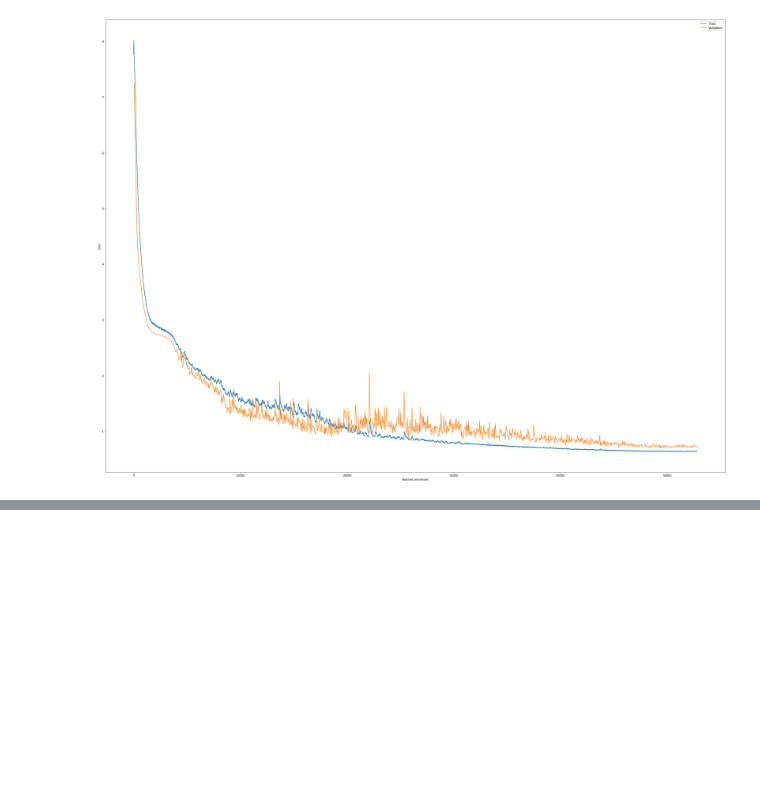
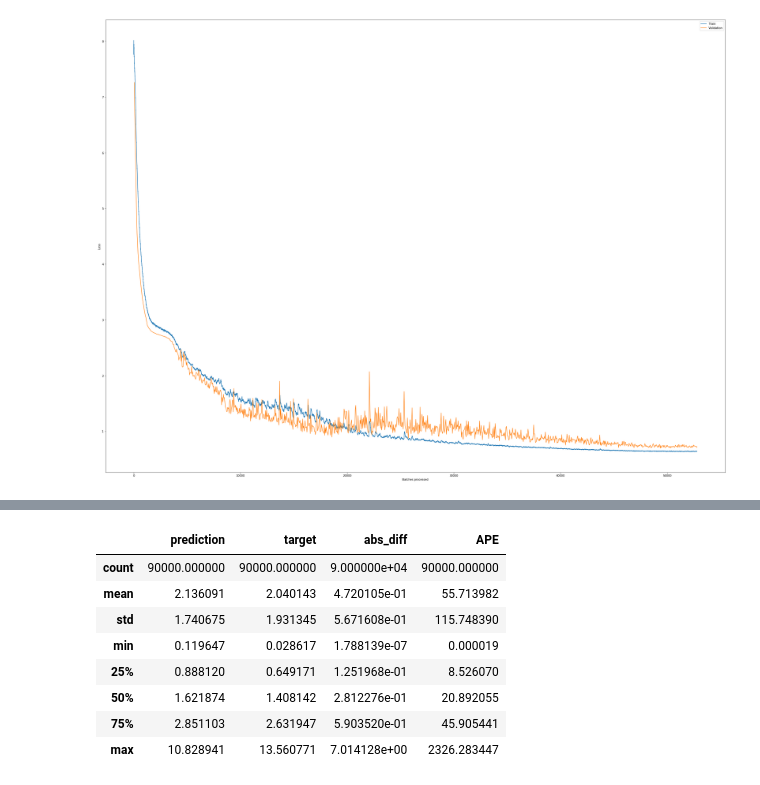
Before and after one commit to hennimohammed/speedup_model, a Jupyter notebook: speedup/fastai_models_log_mse.ipynb, the cells around one changed output, grey strips where cells are left out. Drawn from its saved outputs; the diff is of its cells as text; code cells hidden in the pictures; blank space fills up the shorter version.

```diff
--- a/speedup/fastai_models_log_mse.ipynb
+++ b/speedup/fastai_models_log_mse.ipynb
@@ -105,0 +62,12 @@ AssertionError: Torch not compiled with CUDA enabled
+# %%
+df[:][['prediction','target', 'abs_diff','APE']].describe()
+# %% [output]
+|  | prediction | target | abs_diff | APE |
+| count | 90000.000000 | 90000.000000 | 9.000000e+04 | 90000.000000 |
+| mean | 2.136091 | 2.040143 | 4.720105e-01 | 55.713982 |
+| std | 1.740675 | 1.931345 | 5.671608e-01 | 115.748390 |
+| min | 0.119647 | 0.028617 | 1.788139e-07 | 0.000019 |
+| 25% | 0.888120 | 0.649171 | 1.251968e-01 | 8.526070 |
+| 50% | 1.621874 | 1.408142 | 2.812276e-01 | 20.892055 |
+| 75% | 2.851103 | 2.631947 | 5.903520e-01 | 45.905441 |
+| max | 10.828941 | 13.560771 | 7.014128e+00 | 2326.283447 |
```
Also changed, not shown: parts of 11 cells of this notebook, 7 other files.
